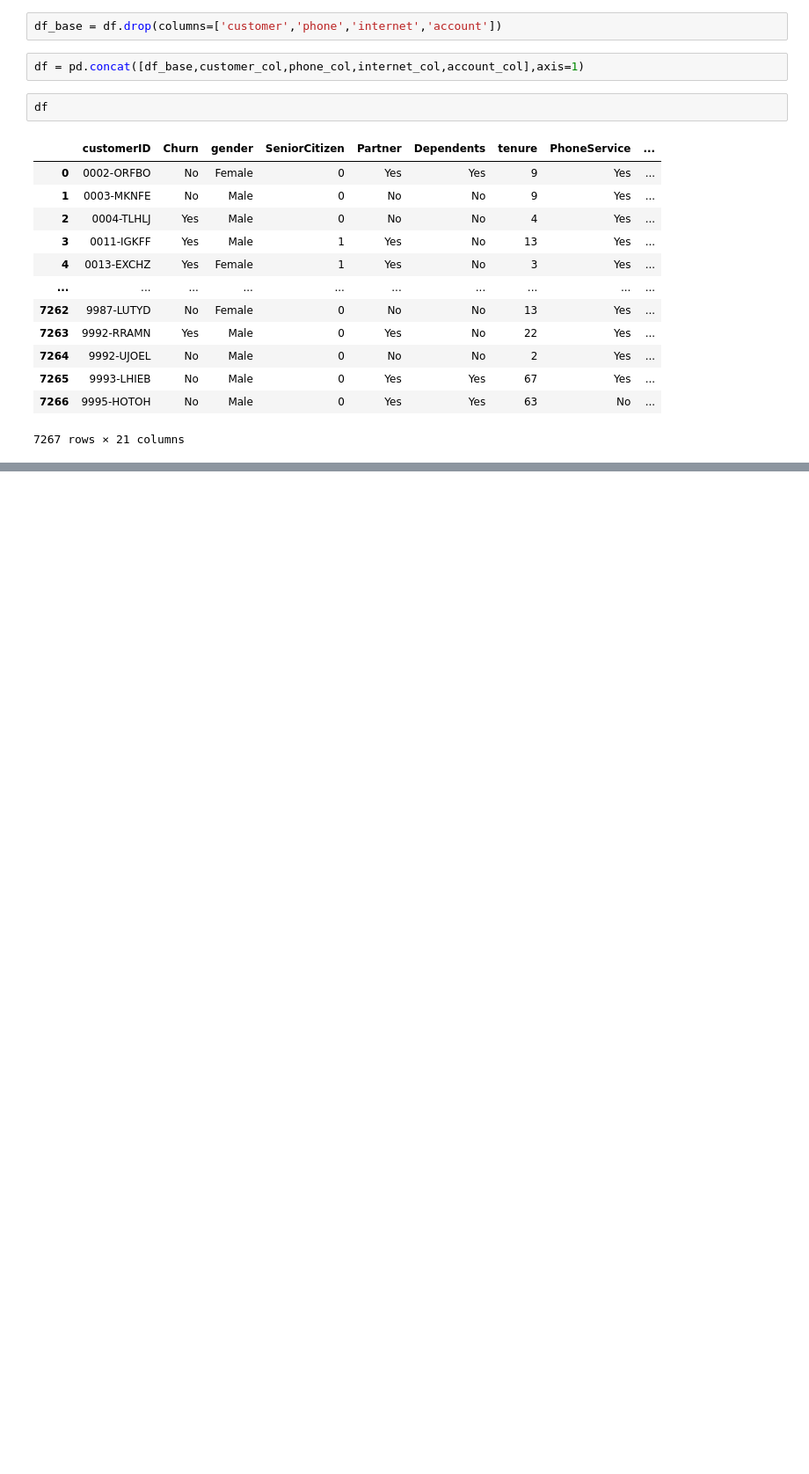
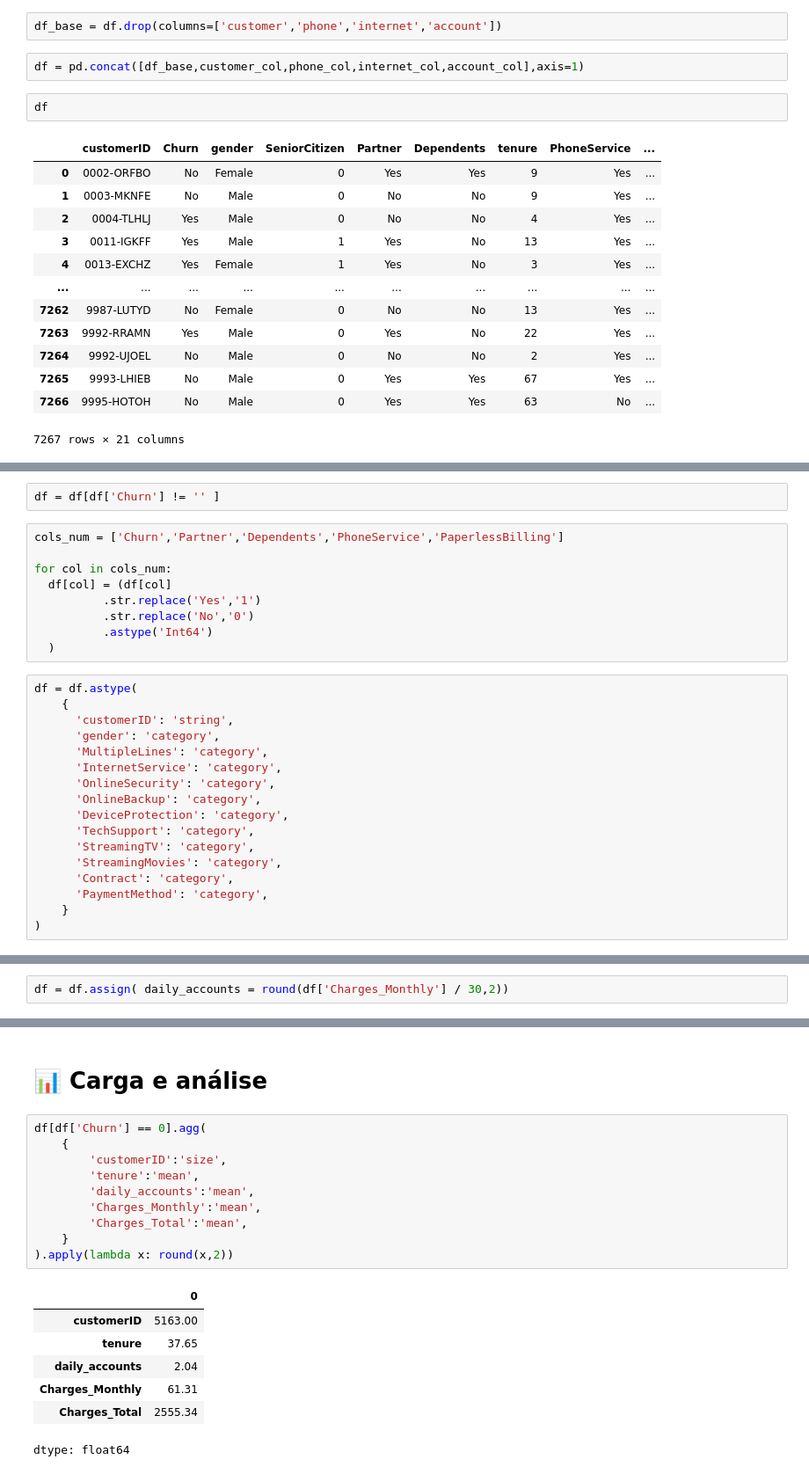
Before and after one commit to MiguelLuan/Adivinhar-numero, a Jupyter notebook: TelecomX_BR.ipynb, the cells around one changed output, grey strips where cells are left out. Shown at 88% size. Saved outputs shown, nothing was run; the diff lists cells and outputs as text; blank space fills up the shorter version.

```diff
--- a/TelecomX_BR.ipynb
+++ b/TelecomX_BR.ipynb
@@ -53,0 +95,28 @@ memory usage: 1.2+ MB
+# %%
+df = df[df['Churn'] != '' ]
+# %%
+cols_num = ['Churn','Partner','Dependents','PhoneService','PaperlessBilling']
+
+for col in cols_num:
+  df[col] = (df[col]
+          .str.replace('Yes','1')
+          .str.replace('No','0')
+          .astype('Int64')
+  )
+# %%
+df = df.astype(
+    {
+      'customerID': 'string',
+      'gender': 'category',
+      'MultipleLines': 'category',
+      'InternetService': 'category',
+      'OnlineSecurity': 'category',
+      'OnlineBackup': 'category',
+      'DeviceProtection': 'category',
+      'TechSupport': 'category',
+      'StreamingTV': 'category',
+      'StreamingMovies': 'category',
+      'Contract': 'category',
+      'PaymentMethod': 'category',
+    }
+)
@@ -53,0 +127,2 @@ memory usage: 1.2+ MB
+# %%
+df = df.assign( daily_accounts = round(df['Charges_Monthly'] / 30,2))
@@ -53,0 +149,20 @@ memory usage: 1.2+ MB
+# %% [markdown]
+# 📊 Carga e análise
+# %%
+df[df['Churn'] == 0].agg(
+    {
+        'customerID':'size',
+        'tenure':'mean',
+        'daily_accounts':'mean',
+        'Charges_Monthly':'mean',
+        'Charges_Total':'mean',
+    }
+).apply(lambda x: round(x,2))
+# %% [output]
+|  | 0 |
+| customerID | 5163.00 |
+| tenure | 37.65 |
+| daily_accounts | 2.04 |
+| Charges_Monthly | 61.31 |
+| Charges_Total | 2555.34 |
+dtype: float64
```
Also changed, not shown: parts of 13 cells of this notebook.
